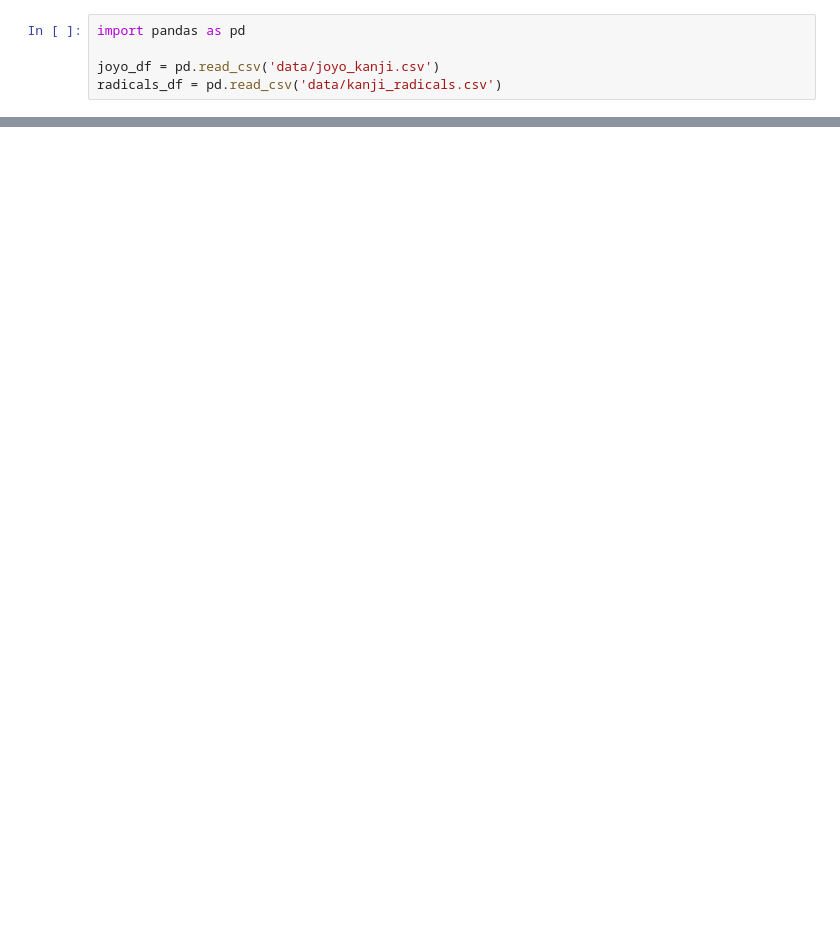
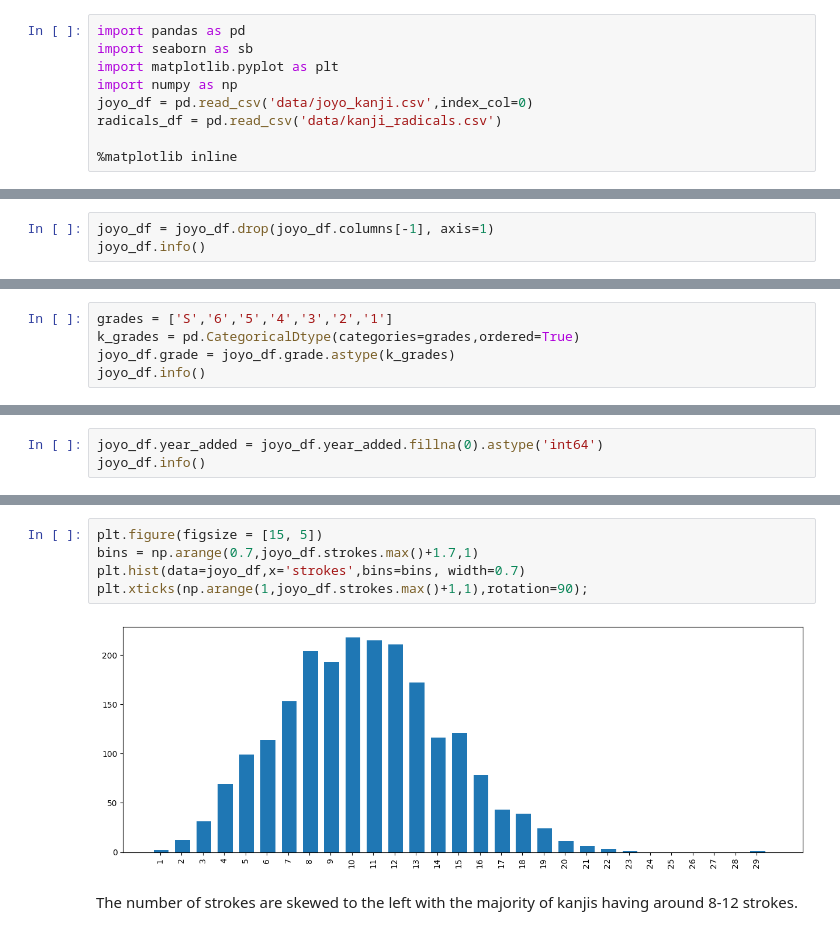
Before and after one commit to NajibAdan/Jouyou_Kanji_Analysis, a Jupyter notebook: exploration.ipynb, the cells around one changed output, grey strips where cells are left out. Drawn from its saved outputs; the diff is of its cells as text; blank space fills up the shorter version.

Commit message:
grade, stroke and year_added viz

```diff
--- a/exploration.ipynb
+++ b/exploration.ipynb
@@ -1,5 +1,9 @@
 # %%
 import pandas as pd
+import seaborn as sb
+import matplotlib.pyplot as plt
+import numpy as np
+joyo_df = pd.read_csv('data/joyo_kanji.csv',index_col=0)
+radicals_df = pd.read_csv('data/kanji_radicals.csv')
 
-joyo_df = pd.read_csv('data/joyo_kanji.csv')
-radicals_df = pd.read_csv('data/kanji_radicals.csv')
+%matplotlib inline
@@ -23,0 +64,3 @@ joyo_df.head()
+# %%
+joyo_df = joyo_df.drop(joyo_df.columns[-1], axis=1)
+joyo_df.info()
@@ -23,0 +83,5 @@ joyo_df.head()
+# %%
+grades = ['S','6','5','4','3','2','1']
+k_grades = pd.CategoricalDtype(categories=grades,ordered=True)
+joyo_df.grade = joyo_df.grade.astype(k_grades)
+joyo_df.info()
@@ -23,0 +105,3 @@ joyo_df.head()
+# %%
+joyo_df.year_added = joyo_df.year_added.fillna(0).astype('int64')
+joyo_df.info()
@@ -23,0 +146,9 @@ joyo_df.head()
+# %%
+plt.figure(figsize = [15, 5])
+bins = np.arange(0.7,joyo_df.strokes.max()+1.7,1)
+plt.hist(data=joyo_df,x='strokes',bins=bins, width=0.7)
+plt.xticks(np.arange(1,joyo_df.strokes.max()+1,1),rotation=90);
+# %% [output]
+[figure, added]
+# %% [markdown]
+The number of strokes are skewed to the left with the majority of kanjis having around 8-12 strokes.
```
Also changed, not shown: parts of 17 cells of this notebook, 1 other file.
